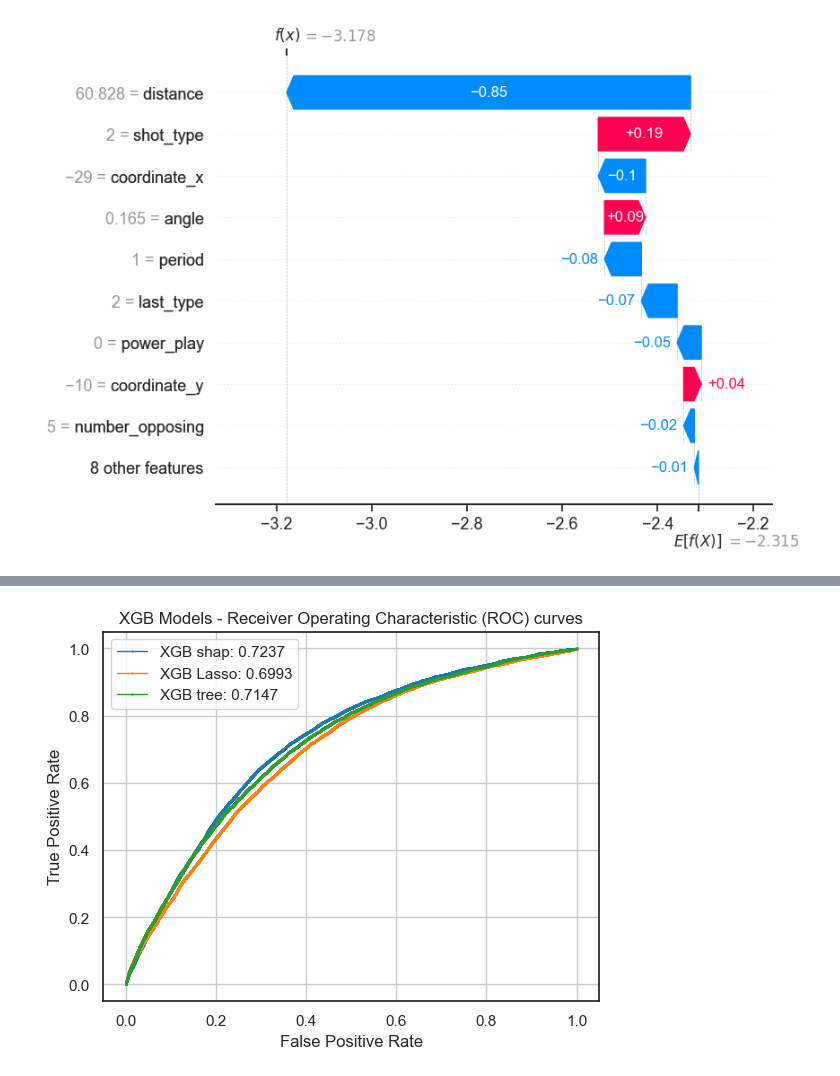
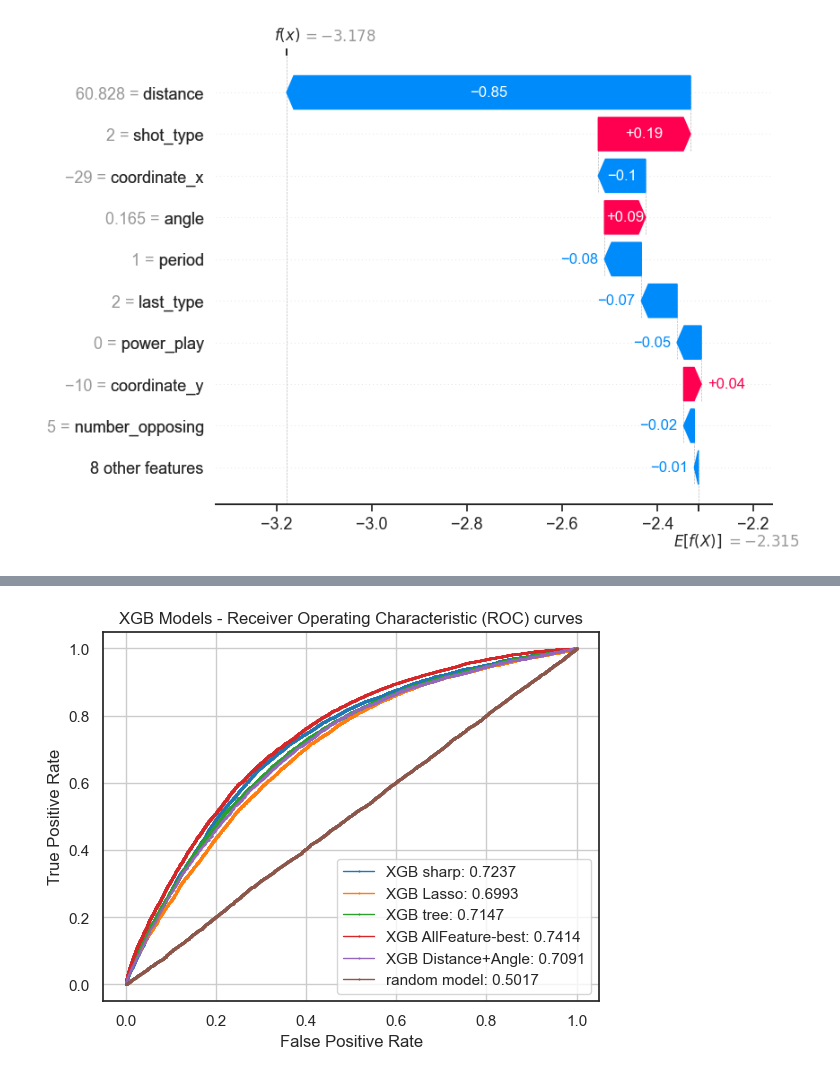
Before and after one commit to mina-parham/IFT6758-Project, a Jupyter notebook: notebooks/Milestone3_task5.ipynb, the cells around one changed output, grey strips where cells are left out. Saved outputs shown, nothing was run; the diff lists cells and outputs as text; code cells hidden in the pictures.

Commit message:
update question 5

```diff
--- a/notebooks/Milestone3_task5.ipynb
+++ b/notebooks/Milestone3_task5.ipynb
@@ -430,0 +400,2 @@ experiment_2.log_curve(f"roc-curve-class- XGB best",lr2_fpr_best, lr2_tpr_best)
+# %%
+acc_ex_best, lr_auc_best, lr_fpr_best, lr_tpr_best, lr_probs_best = metrics(experiment_best, model_2_best, X_test_2, y_test_2, "XGB-best", "AllFeatures")
@@ -685,18 +640,12 @@ feature_name = X_train_2.columns[feature_idx]
 print(f'feature name is: {feature_name}')
 
 X_train = X_train_2[feature_name]
+X_test = X_test_2[feature_name]
 
 #train with new feature
 
-model = XGBClassifier()
-model.fit(X_train,y_train_2)
-pred = model.predict(X_test_2[feature_name])
-
-acc_ex = accuracy_score(y_test_2,pred)
-prob_predicted = model.predict_proba(X_test_2[feature_name])
-lr_probs = prob_predicted[:,1]
-lr_auc_lasso = np.round((roc_auc_score(y_test_2, lr_probs)),4)
-print(acc_ex, lr_auc)
-lr_fpr_lasso, lr_tpr_lasso, _ = roc_curve(y_test_2, lr_probs)
+model_lasso = XGBClassifier()
+model_lasso.fit(X_train,y_train_2)
+acc_ex_lasso, lr_auc_lasso, lr_fpr_lasso, lr_tpr_lasso, lr_probs_lasso = metrics(experiment_lasso, model_lasso, X_test, y_test_2, "XGB", "Lasso")
 # %% [output]
 feature name is: Index(['distance', 'time_from_last', 'power_play'], dtype='object')
@@ -703,0 +689,7 @@ feature name is: Index(['distance', 'time_from_last', 'power_play'], dtype='obje
+# %%
+experiment_tree = Experiment(
+    api_key=COMET_API_KEY,
+    project_name="ift-6758",
+    workspace="ift-6758-2",
+)
+experiment_tree.set_name('Question-5/XGB-TreeBasedFeatureSelection')
@@ -715,19 +711,13 @@ feature_name = X_train_2.columns[feature_idx]
 print(f'feature name is: {feature_name}')
 
 X_train = X_train_2[feature_name]
+X_test = X_test_2[feature_name]
 
 #train with new feature
 
-model = XGBClassifier()
-model.fit(X_train,y_train_2)
-pred = model.predict(X_test_2[feature_name])
-
-acc_ex = accuracy_score(y_test_2,pred)
-prob_predicted = model.predict_proba(X_test_2[feature_name])
-lr_probs = prob_predicted[:,1]
-lr_auc_tree = np.round((roc_auc_score(y_test_2, lr_probs)),4)
-print(acc_ex, lr_auc)
-lr_fpr_tree, lr_tpr_tree, _ = roc_curve(y_test_2, lr_probs)
+model_tree = XGBClassifier()
+model_tree.fit(X_train,y_train_2)
+acc_ex_tree, lr_auc_tree, lr_fpr_tree, lr_tpr_tree, lr_probs_tree = metrics(experiment_tree, model_tree, X_test, y_test_2, "XGB", "TreeFeatureSelection")
 # %% [output]
 feature name is: Index(['coordinate_x', 'coordinate_y', 'distance', 'angle', 'last_coord_x',
        'last_coord_y', 'time_from_last', 'from_last_distance'],
@@ -736,12 +767,18 @@ feature name is: Index(['coordinate_x', 'coordinate_y', 'distance', 'angle', 'la
 # %%
-plt.plot(lr_fpr_shap, lr_tpr_shap, marker='.', linewidth=1, markersize=1,label=f"XGB shap: {lr_auc_shap}")
+plt.plot(lr_fpr_sharp, lr_tpr_sharp, marker='.', linewidth=1, markersize=1,label=f"XGB sharp: {lr_auc_sharp}")
 plt.plot(lr_fpr_lasso, lr_tpr_lasso, marker='.', linewidth=1, markersize=1,label=f"XGB Lasso: {lr_auc_lasso}")
 plt.plot(lr_fpr_tree, lr_tpr_tree, marker='.', linewidth=1, markersize=1,label=f"XGB tree: {lr_auc_tree}")
+plt.plot(lr_fpr_best, lr_tpr_best, marker='.', linewidth=1, markersize=1,label=f"XGB AllFeature-best: {lr_auc_best}")
+plt.plot(lr_fpr_first, lr_tpr_first, marker='.', linewidth=1, markersize=1,label=f"XGB Distance+Angle: {lr_auc_first}")
+plt.plot(ns_fpr, ns_tpr, marker='.', linewidth=1, markersize=1,label=f"random model: {ns_auc}")
+
+
+
 plt.title('XGB Models - Receiver Operating Characteristic (ROC) curves')
 plt.xlabel('False Positive Rate')
 plt.ylabel('True Positive Rate')
 plt.grid()
 plt.legend()
 plt.show()
 # %% [output]
-[figure, old version]
+[figure, new version]
```
Also changed, not shown: parts of 67 cells of this notebook, 1 other file.
